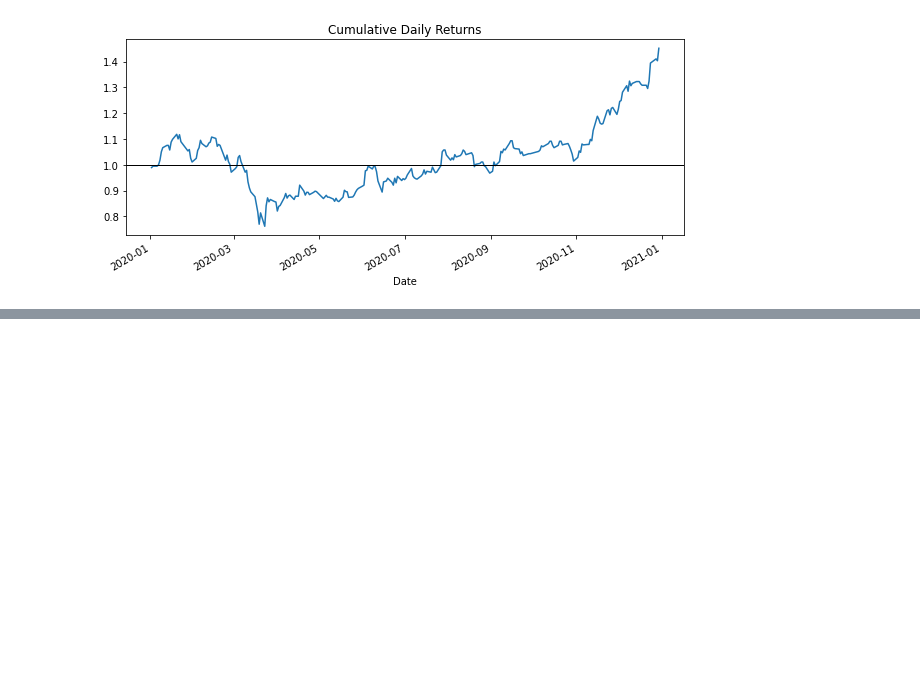
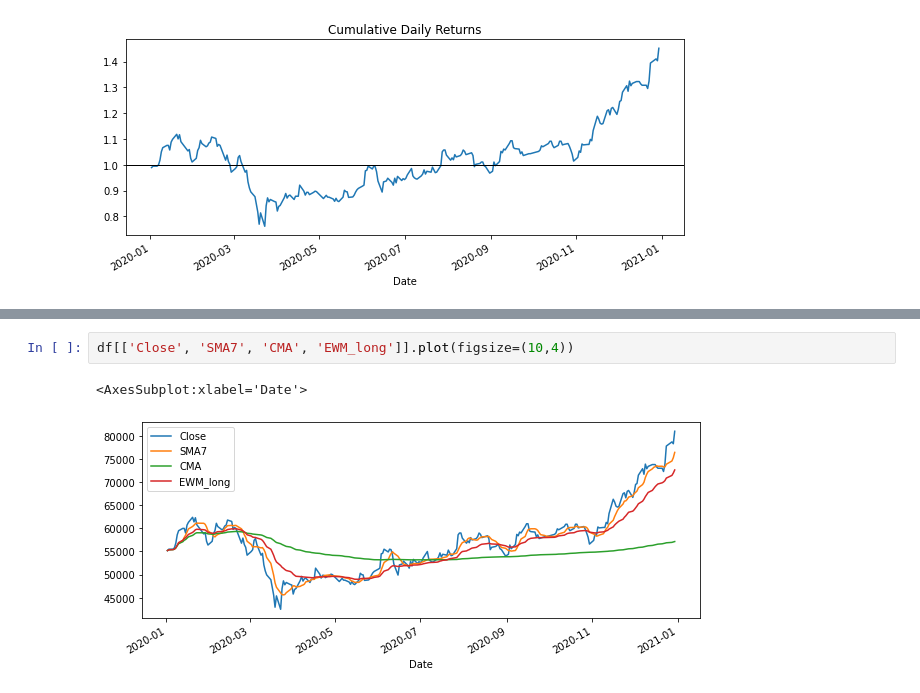
Before and after one commit to SanghunYun95/Finding_signal_and_noise, a Jupyter notebook: descriptive analysis_1.ipynb, the cells around one changed output, grey strips where cells are left out. Saved outputs shown, nothing was run; the diff lists cells and outputs as text; blank space fills up the shorter version.

```diff
--- a/descriptive analysis_1.ipynb
+++ b/descriptive analysis_1.ipynb
@@ -55,0 +81,5 @@ plt.axhline(1, c='k', lw=1)
+# %%
+df[['Close', 'SMA7', 'CMA', 'EWM_long']].plot(figsize=(10,4))
+# %% [output]
+<AxesSubplot:xlabel='Date'>
+[figure, added]
```
Also changed, not shown: parts of 4 cells of this notebook.
